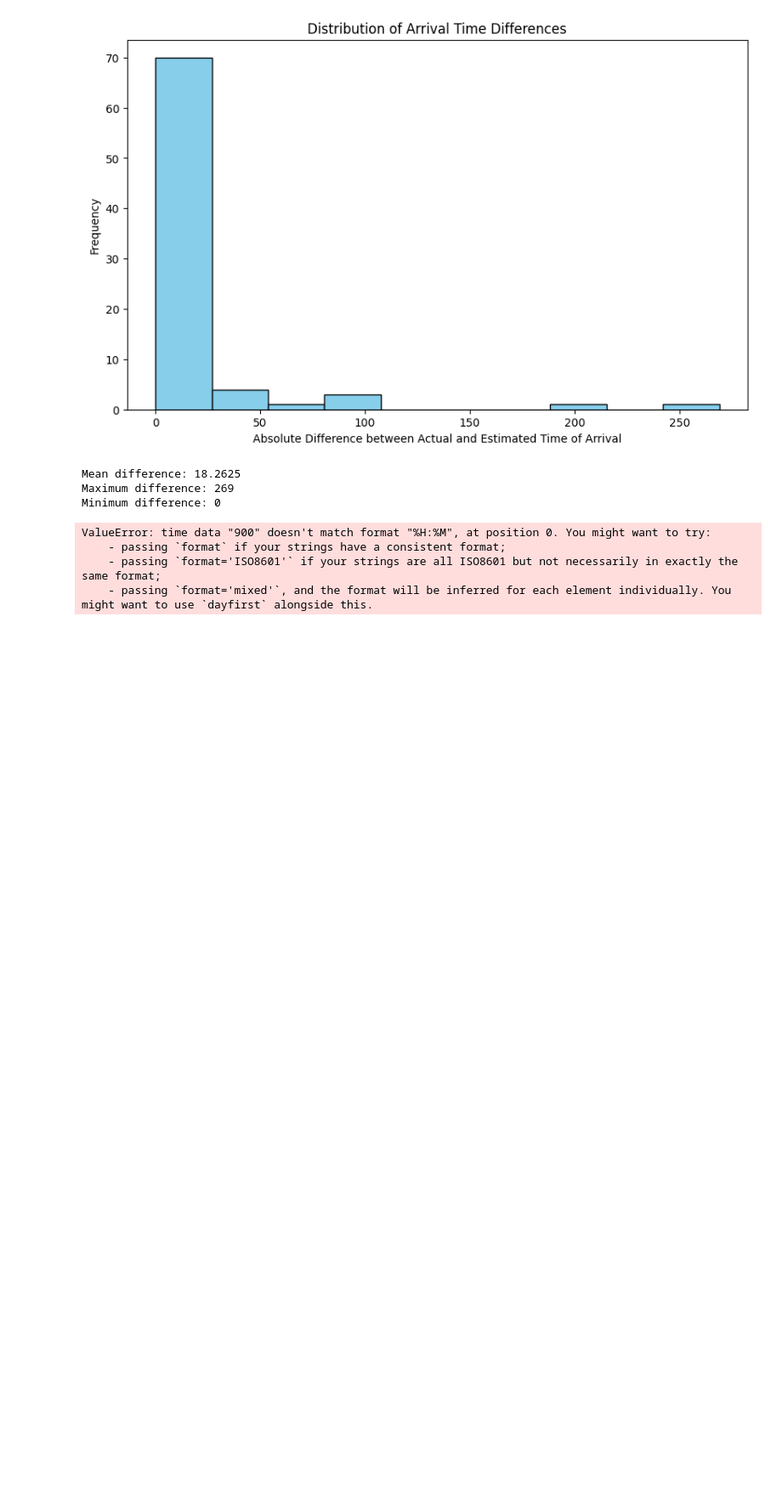
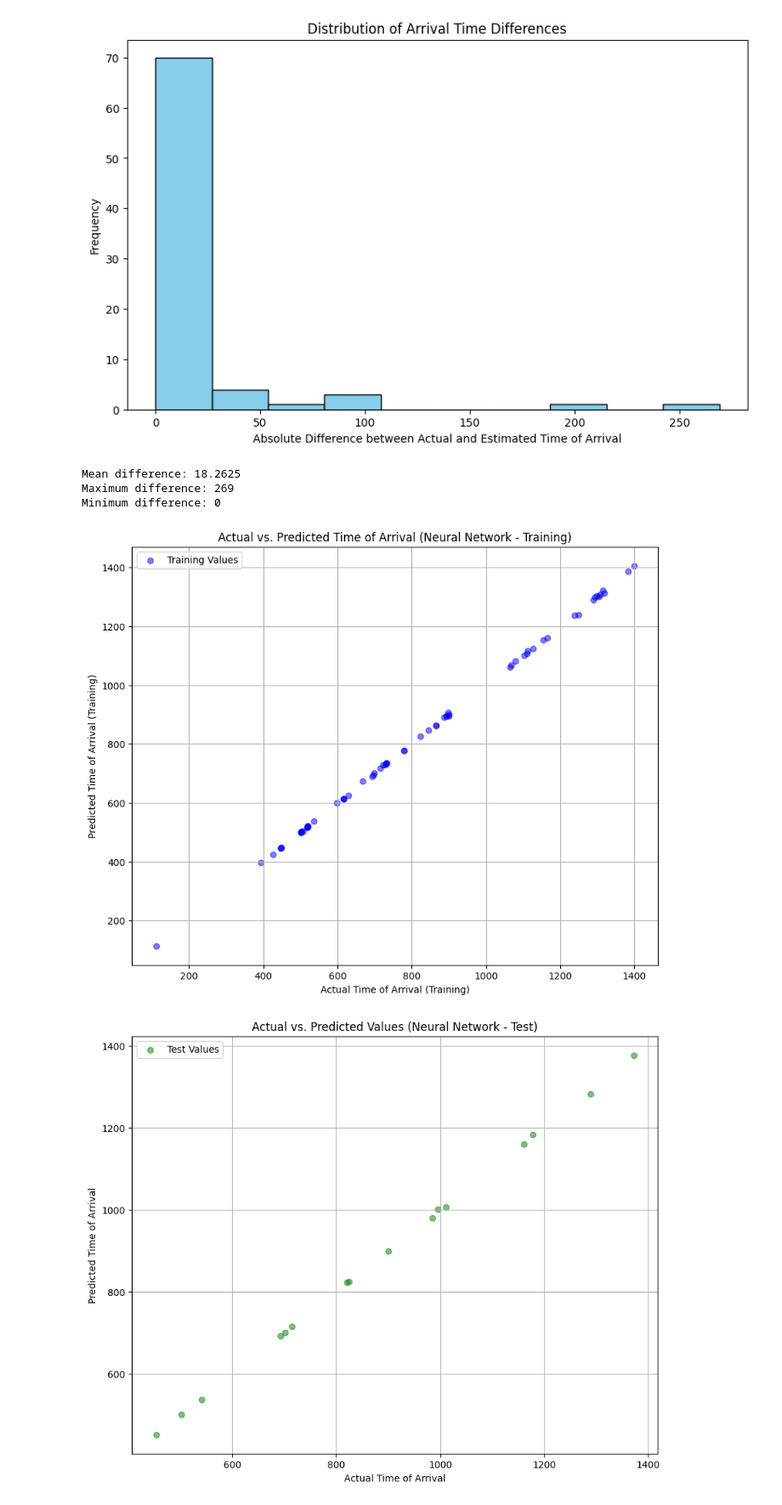
Before and after one commit to Keya2418/Honeywell-Project, a Jupyter notebook: PHX-LV/Machine_Learning/nn.ipynb, the cells around one changed output. Shown at 85% size. Saved outputs shown, nothing was run; the diff lists cells and outputs as text; code cells hidden in the pictures; blank space fills up the shorter version.

```diff
--- a/PHX-LV/Machine_Learning/nn.ipynb
+++ b/PHX-LV/Machine_Learning/nn.ipynb
@@ -270,34 +270,29 @@ Mean difference: 18.2625
 Maximum difference: 269
 Minimum difference: 0
 # %%
-# Convert time columns to datetime format
-df['Landing Actual'] = pd.to_datetime(df['Landing Actual'], format='%H:%M').dt.time
-df['Landing Estimated'] = pd.to_datetime(df['Landing Estimated'], format='%H:%M').dt.time
-
-# Convert predicted values to datetime format
-predicted_train = pd.to_datetime(model(X_train_tensor).detach().numpy().reshape(-1), unit='s').time
-predicted_test = pd.to_datetime(model(X_test_tensor).detach().numpy().reshape(-1), unit='s').time
+# Calculate predicted values for training and test data
+predicted_train = model(X_train_tensor).detach().numpy().reshape(-1)
+predicted_test = model(X_test_tensor).detach().numpy().reshape(-1)
 
 # Plot actual vs. predicted values for training data
 plt.figure(figsize=(10, 8))
-plt.scatter(df['Landing Actual'], predicted_train, color='blue', alpha=0.5, label='Training Values')
+plt.scatter(y_train, predicted_train, color='blue', alpha=0.5, label='Training Values')
 plt.xlabel("Actual Time of Arrival (Training)")
 plt.ylabel("Predicted Time of Arrival (Training)")
 plt.title("Actual vs. Predicted Time of Arrival (Neural Network - Training)")
 plt.legend()
 plt.grid(True)
 plt.show()
 
 # Plot actual vs. predicted values for test data
 plt.figure(figsize=(10, 8))
-plt.scatter(df['Landing Actual'], model(X_train_tensor).detach().numpy(), color='green', alpha=0.5)
+plt.scatter(y_test, predicted_test, color='green', alpha=0.5, label='Test Values')
 plt.xlabel('Actual Time of Arrival')
 plt.ylabel('Predicted Time of Arrival')
 plt.title('Actual vs. Predicted Values (Neural Network - Test)')
+plt.legend()
 plt.grid(True)
 plt.show()
 # %% [output]
-ValueError: time data "900" doesn't match format "%H:%M", at position 0. You might want to try:
-    - passing `format` if your strings have a consistent format;
-    - passing `format='ISO8601'` if your strings are all ISO8601 but not necessarily in exactly the same format;
-    - passing `format='mixed'`, and the format will be inferred for each element individually. You might want to use `dayfirst` alongside this.
+[figure, added]
+[figure, added]
```
Also changed, not shown: parts of 5 cells of this notebook.
